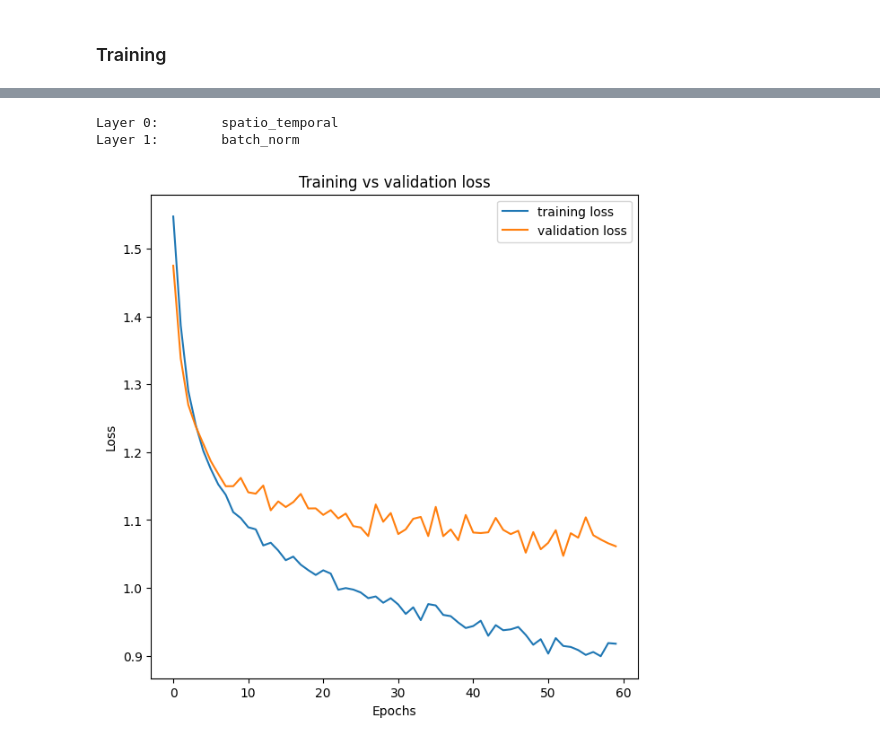
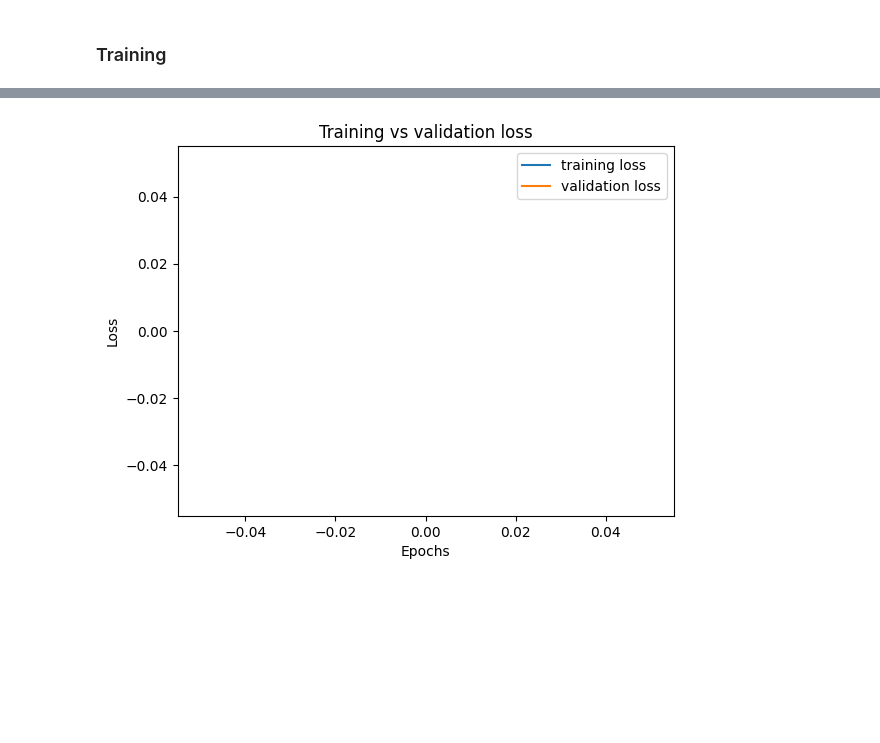
Before and after one commit to AlbinoLoaf/brAIncells, a Jupyter notebook: test_model.ipynb, the cells around one changed output, grey strips where cells are left out. Cells and saved outputs as stored; diff of their text form; code cells hidden in the pictures; blank space fills up the shorter version.

Commit message:
cleaned up print and added multirun functionality

```diff
--- a/test_model.ipynb
+++ b/test_model.ipynb
@@ -209,14 +213,20 @@ epochs = 60
 # %% [markdown]
 ### Training
 # %%
-nclasses = y.max().item() + 1
-model1 = CollapsedShallowNet(n_chans, n_outputs, n_times=n_times, dropout=dropout, num_kernels=n_kernels,
+mods=[]
+def train_models(models=1,new =False):
+    for i in range(models):
+        tmp_mod=CollapsedShallowNet(n_chans, n_outputs, n_times=n_times, dropout=dropout, num_kernels=n_kernels,
                            kernel_size=kernel_size, pool_size=pool_size)
+        pth=f"eeg_nnmod{i}.pth"
+        if new or not os.path.exists(pth):
+            trainer = TrainNN()
+            mods.append(trainer.train_model(tmp_mod, train_loader, val_loader, learning_rate=lr, epochs=epochs, prints=False, modrun=i))
+        else:
+            tmp_mod.load_state_dict(torch.load(f"eeg_nnmod{i}.pth"))
+            tmp_mod.eval()
+            mods.append([tmp_mod,[]])
 
-model2 = CollapsedShallowNet(n_chans, n_outputs, n_times=n_times, dropout=dropout, num_kernels=n_kernels,
-                           kernel_size=kernel_size, pool_size=pool_size)
+#model1 = CollapsedShallowNet(n_chans, n_outputs, n_times=n_times, dropout=dropout, num_kernels=n_kernels,kernel_size=kernel_size, pool_size=pool_size)
 
-
-trainer = TrainNN()
-trained_model1, losses = trainer.train_model(model1, train_loader, val_loader, learning_rate=lr, epochs=epochs, prints=True)
-trained_model2, losses = trainer.train_model(model2, train_loader, val_loader, learning_rate=lr, epochs=epochs, prints=True)
+train_models(modruns)
@@ -253,3 +261,0 @@ CKA output size: torch.Size([2, 2])
-# %%
-plt.rcParams['figure.figsize'] = (7, 7)
-plt.imshow(cka_output.cpu().numpy(), cmap='inferno')
@@ -259,15 +262,9 @@ plt.imshow(cka_output.cpu().numpy(), cmap='inferno')
-# %%
-for i, name in enumerate(calculator.module_names_X):
-    print(f"Layer {i}: \t{name}")
-# %% [output]
-Layer 0:        spatio_temporal
-Layer 1:        batch_norm
 # %%
-plt.plot(losses[0])
-plt.plot(losses[1])
+plt.plot(mods[0][1])
+plt.plot(mods[1][1])
 plt.xlabel("Epochs")
 plt.ylabel("Loss")
 plt.legend(["training loss","validation loss"])
 plt.title("Training vs validation loss");
 # %% [output]
-[figure, old version]
+[figure, new version]
```
Also changed, not shown: parts of 7 cells of this notebook, 2 other files.
